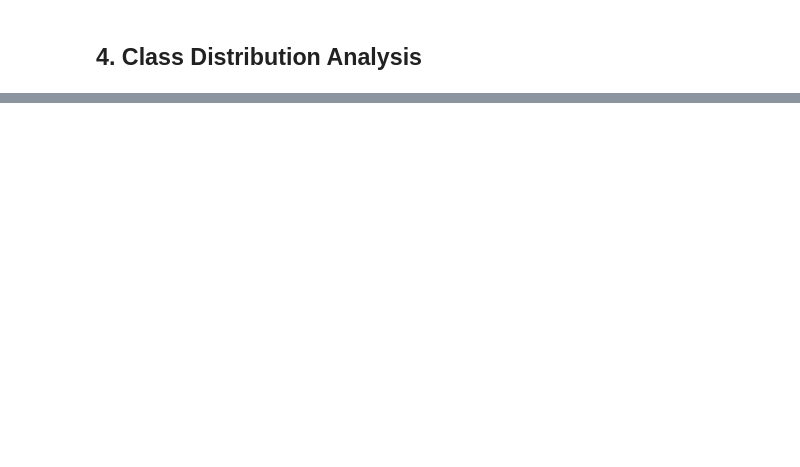
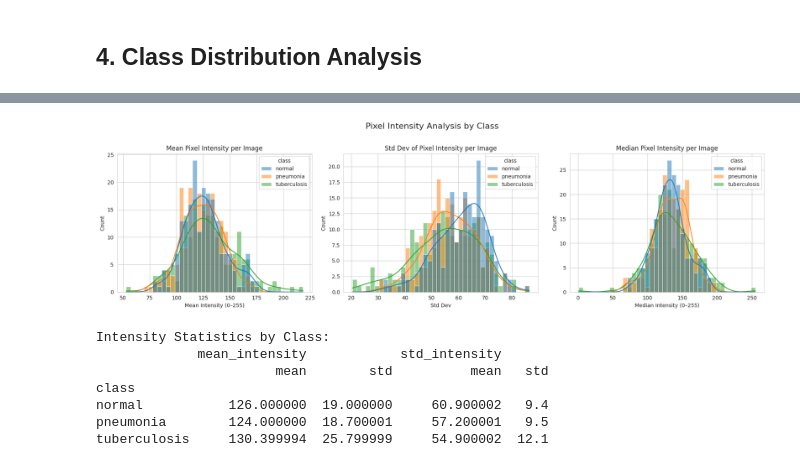
Before and after one commit to kmache/xclinvision-ops, a Jupyter notebook: notebooks/01_data_exploration.ipynb, the cells around one changed output, grey strips where cells are left out. Cells and saved outputs as stored; diff of their text form; code cells hidden in the pictures; blank space fills up the shorter version.

```diff
--- a/notebooks/01_data_exploration.ipynb
+++ b/notebooks/01_data_exploration.ipynb
@@ -133,0 +277,56 @@ else:
+# %%
+def compute_mean_pixel_intensity(df: pd.DataFrame, sample_n: int = 200) -> pd.DataFrame:
+    """Compute mean pixel intensity for a sample of images per class."""
+    records = []
+    for cls in df["class"].unique():
+        class_df = df[df["class"] == cls]
+        sample = class_df.sample(n=min(sample_n, len(class_df)), random_state=42)
+        for _, row in sample.iterrows():
+            try:
+                img = Image.open(row["filepath"]).convert("L")  # grayscale
+                arr = np.array(img, dtype=np.float32)
+                records.append({
+                    "class": cls,
+                    "mean_intensity": arr.mean(),
+                    "std_intensity": arr.std(),
+                    "median_intensity": np.median(arr),
+                })
+            except Exception:
+                continue
+    return pd.DataFrame(records)
+
+intensity_df = compute_mean_pixel_intensity(df, sample_n=200)
+
+fig, axes = plt.subplots(1, 3, figsize=(18, 5))
+
+# Mean intensity
+sns.histplot(data=intensity_df, x="mean_intensity", hue="class", bins=40, kde=True, ax=axes[0])
+axes[0].set_title("Mean Pixel Intensity per Image")
+axes[0].set_xlabel("Mean Intensity (0–255)")
+
+# Std intensity
+sns.histplot(data=intensity_df, x="std_intensity", hue="class", bins=40, kde=True, ax=axes[1])
+axes[1].set_title("Std Dev of Pixel Intensity per Image")
+axes[1].set_xlabel("Std Dev")
+
+# Median intensity
+sns.histplot(data=intensity_df, x="median_intensity", hue="class", bins=40, kde=True, ax=axes[2])
+axes[2].set_title("Median Pixel Intensity per Image")
+axes[2].set_xlabel("Median Intensity (0–255)")
+
+plt.suptitle("Pixel Intensity Analysis by Class", fontsize=16, y=1.02)
+plt.tight_layout()
+plt.show()
+
+# Summary table
+print("\nIntensity Statistics by Class:")
+print(intensity_df.groupby("class")[["mean_intensity", "std_intensity"]].agg(["mean", "std"]).round(1))
+# %% [output]
+[figure, added]
+Intensity Statistics by Class:
+             mean_intensity            std_intensity
+                       mean        std          mean   std
+class
+normal           126.000000  19.000000     60.900002   9.4
+pneumonia        124.000000  18.700001     57.200001   9.5
+tuberculosis     130.399994  25.799999     54.900002  12.1
```
Also changed, not shown: parts of 28 cells of this notebook, 15 other files.
